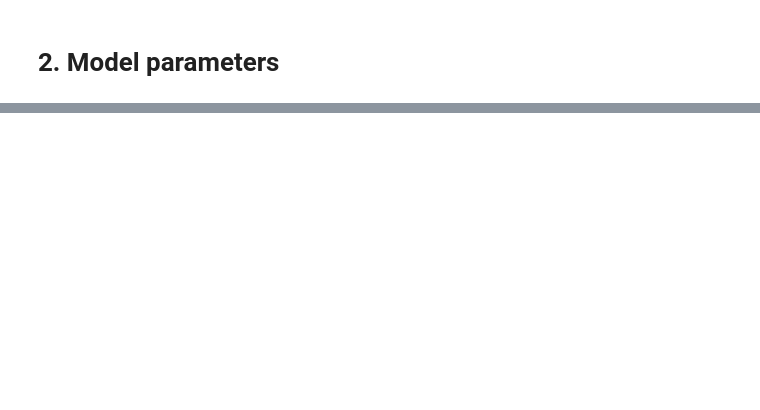
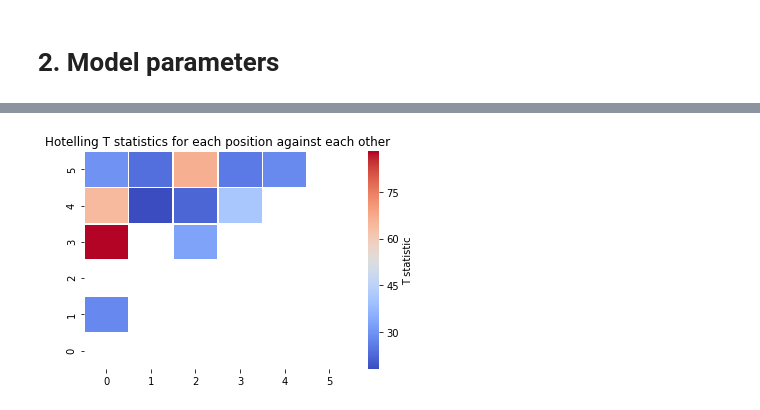
Before and after one commit to romainmartinez/envergo, a Jupyter notebook: 2_model_parameters.ipynb, the cells around one changed output, grey strips where cells are left out. Drawn from its saved outputs; the diff is of its cells as text; code cells hidden in the pictures; blank space fills up the shorter version.

Commit message:
model parameters statistics

```diff
--- a/2_model_parameters.ipynb
+++ b/2_model_parameters.ipynb
@@ -126,0 +71,9 @@ print(A.shape)
+# %%
+alpha = 0.05
+iterations = 100000
+np.random.seed(0)
+
+m_spm = spm1d.stats.nonparam.manova1(y, positions)
+m_spmi = m_spm.inference(alpha=alpha, iterations=iterations)
+
+display_results(m_spmi, title='one-way manova', kind='manova')
@@ -126,0 +89,29 @@ print(A.shape)
+# %%
+n_positions = len(set(positions))
+combinations = itertools.combinations(range(n_positions), 2)
+names_positions = ['Ref', 'Flex90IR', 'Flex90ER', 'Flex180ER', 'Abd90ER', 'Abd90IR']
+names_parameters = ['Max. isometric torque', 'Max. isometric range of motion', 'Isometric optimal range',
+                    'Velocity at 75%', 'Velocity at 50%', 'Eccentrix to concentric index', 'Max. concentric velocity',
+                    'Velocity at maximal power', 'Max. eccentric to concentric velocity ratio', 'Max. eccentric to concentric torque ratio']
+H_heatmap = np.full([6, 6], np.nan)
+T_heatmap = np.full([6, 6, 7], np.nan)
+
+for A, B in combinations:
+    yA = y[positions == A]
+    yB = y[positions == B]
+
+    h_spm = spm1d.stats.nonparam.hotellings_paired(yA, yB)
+    h_spmi = h_spm.inference(alpha, iterations=iterations, force_iterations=True)
+
+    display_results(h_spmi, title=f'hotelling {names_positions[A]} vs. {names_positions[B]}', kind='hotelling')
+    if h_spmi.h0reject:
+        H_heatmap[B, A] = h_spmi.z
+        for iparameter in range(nparameter):
+            t_spm = spm1d.stats.nonparam.ttest_paired(yA[:, iparameter], yB[:, iparameter])
+            t_spmi = t_spm.inference(alpha, two_tailed=True, iterations=iterations, force_iterations=True)
+
+            display_results(t_spmi, title=f'\tt-test parameter {names_parameters[iparameter]}', kind='t-test', indent='\t')
+
+            if t_spmi.h0reject:
+                T_heatmap[B, A, iparameter] = h_spmi.z
+    print('--------')
@@ -126,0 +136,4 @@ print(A.shape)
+# %%
+spm_heatmap(H_heatmap, title='Hotelling T statistics for each position against each other')
+# %% [output]
+[figure, added]
```
Also changed, not shown: parts of 19 cells of this notebook, 2 other files.
